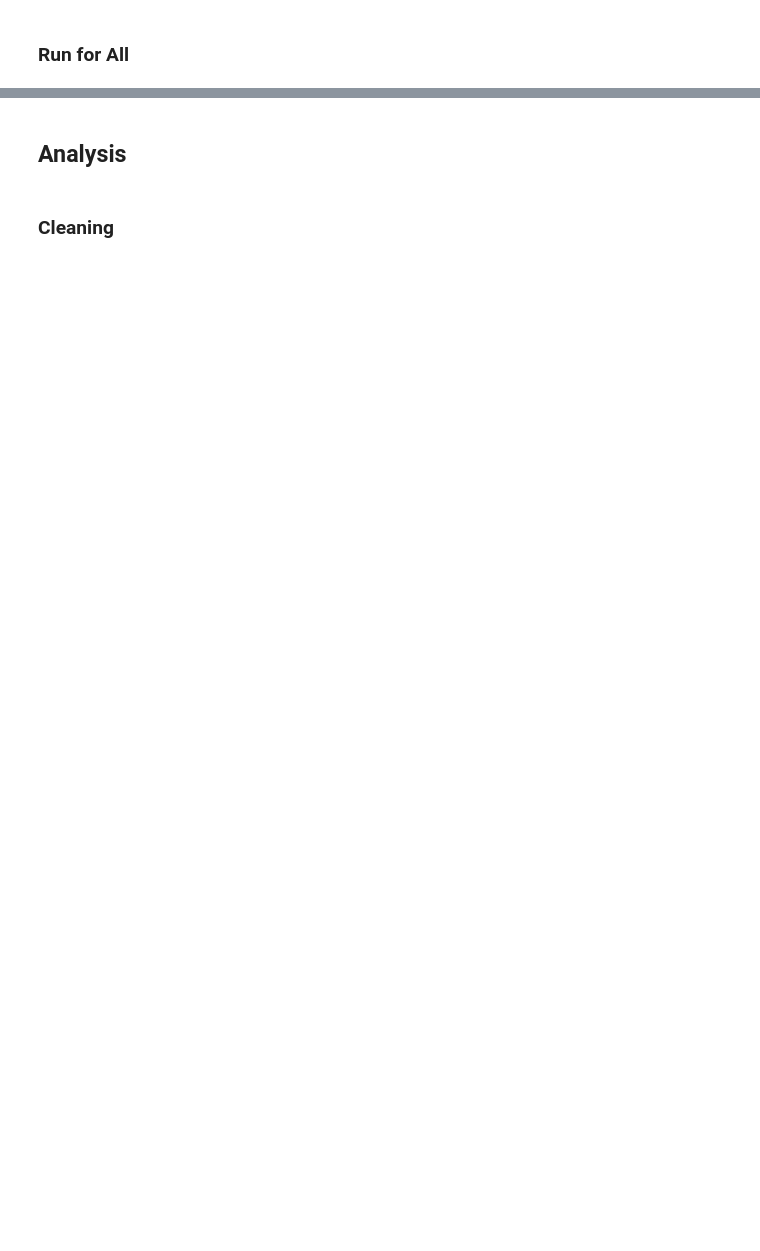
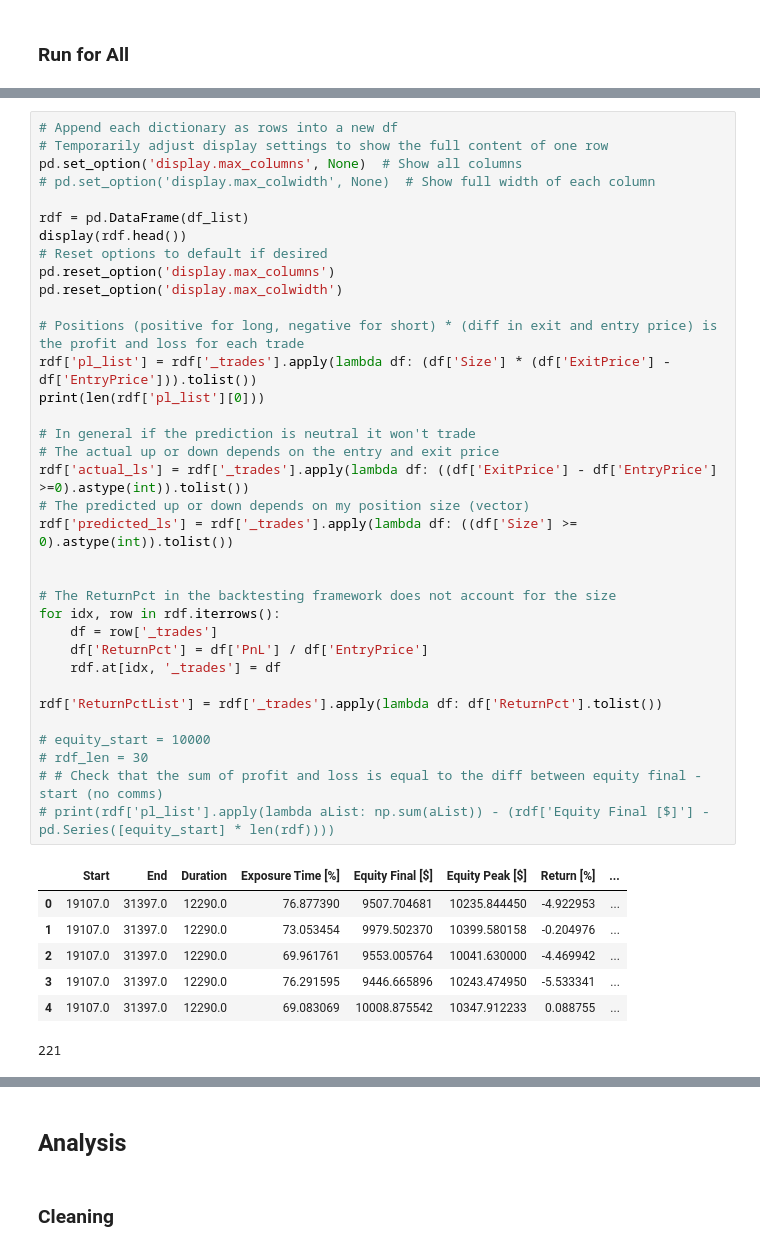
Before and after one commit to yiqwan/stock-forecast-with-sentiment, a Jupyter notebook: notebooks/trading.ipynb, the cells around one changed output, grey strips where cells are left out. Drawn from its saved outputs; the diff is of its cells as text; blank space fills up the shorter version.

```diff
--- a/notebooks/trading.ipynb
+++ b/notebooks/trading.ipynb
@@ -571,0 +498,43 @@ rdf.head()
+# %%
+# Append each dictionary as rows into a new df
+# Temporarily adjust display settings to show the full content of one row
+pd.set_option('display.max_columns', None)  # Show all columns
+# pd.set_option('display.max_colwidth', None)  # Show full width of each column
+
+rdf = pd.DataFrame(df_list)
+display(rdf.head())
+# Reset options to default if desired
+pd.reset_option('display.max_columns')
+pd.reset_option('display.max_colwidth')
+
+# Positions (positive for long, negative for short) * (diff in exit and entry price) is the profit and loss for each trade
+rdf['pl_list'] = rdf['_trades'].apply(lambda df: (df['Size'] * (df['ExitPrice'] - df['EntryPrice'])).tolist())
+print(len(rdf['pl_list'][0]))
+
+# In general if the prediction is neutral it won't trade
+# The actual up or down depends on the entry and exit price
+rdf['actual_ls'] = rdf['_trades'].apply(lambda df: ((df['ExitPrice'] - df['EntryPrice'] >=0).astype(int)).tolist())
+# The predicted up or down depends on my position size (vector)
+rdf['predicted_ls'] = rdf['_trades'].apply(lambda df: ((df['Size'] >= 0).astype(int)).tolist())
+
+
+# The ReturnPct in the backtesting framework does not account for the size
+for idx, row in rdf.iterrows():
+    df = row['_trades']
+    df['ReturnPct'] = df['PnL'] / df['EntryPrice']
+    rdf.at[idx, '_trades'] = df
+
+rdf['ReturnPctList'] = rdf['_trades'].apply(lambda df: df['ReturnPct'].tolist())
+
+# equity_start = 10000
+# rdf_len = 30
+# # Check that the sum of profit and loss is equal to the diff between equity final - start (no comms)
+# print(rdf['pl_list'].apply(lambda aList: np.sum(aList)) - (rdf['Equity Final [$]'] - pd.Series([equity_start] * len(rdf))))
+# %% [output]
+|  | Start | End | Duration | Exposure Time [%] | Equity Final [$] | Equity Peak [$] | Return [%] | ... |
+| 0 | 19107.0 | 31397.0 | 12290.0 | 76.877390 | 9507.704681 | 10235.844450 | -4.922953 | ... |
+| 1 | 19107.0 | 31397.0 | 12290.0 | 73.053454 | 9979.502370 | 10399.580158 | -0.204976 | ... |
+| 2 | 19107.0 | 31397.0 | 12290.0 | 69.961761 | 9553.005764 | 10041.630000 | -4.469942 | ... |
+| 3 | 19107.0 | 31397.0 | 12290.0 | 76.291595 | 9446.665896 | 10243.474950 | -5.533341 | ... |
+| 4 | 19107.0 | 31397.0 | 12290.0 | 69.083069 | 10008.875542 | 10347.912233 | 0.088755 | ... |
+221
```
Also changed, not shown: parts of 35 cells of this notebook.
